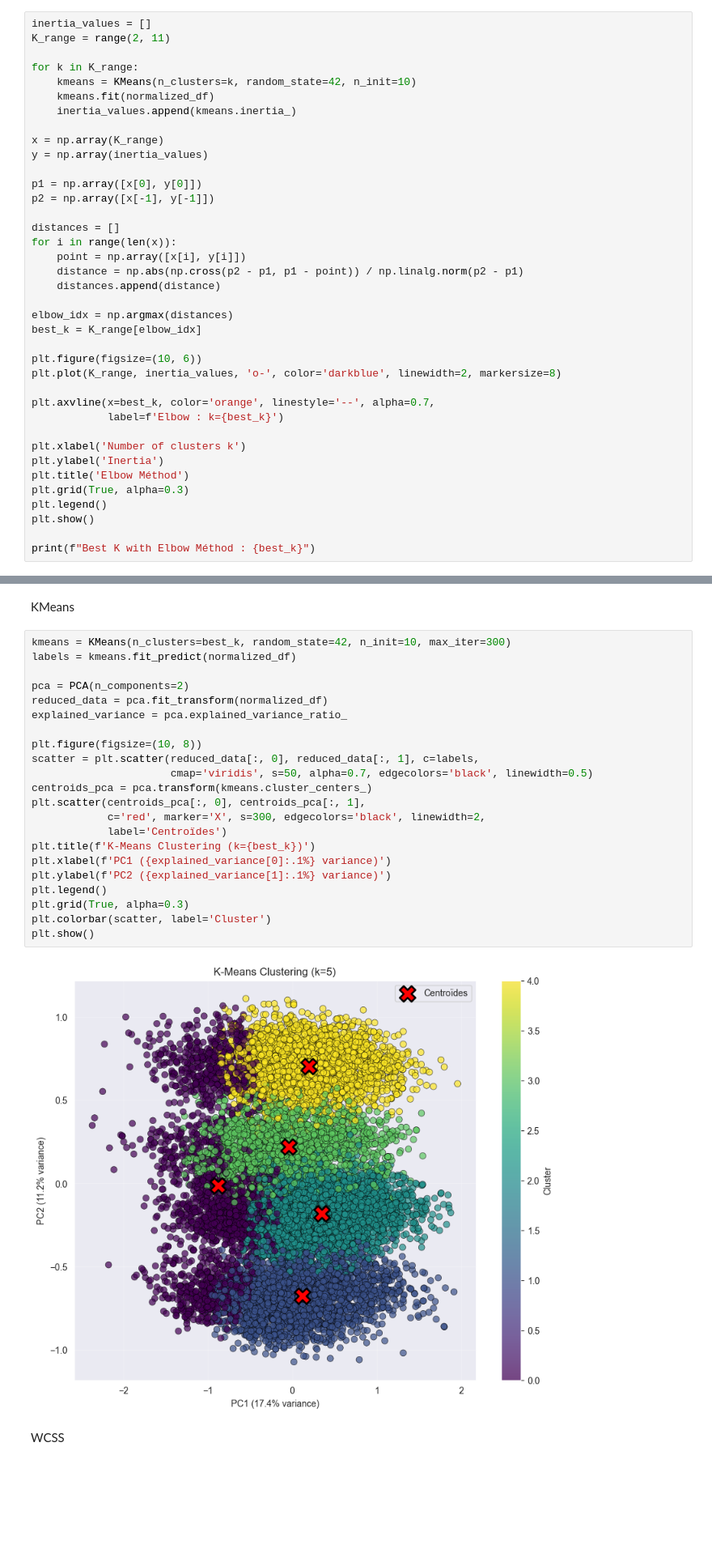
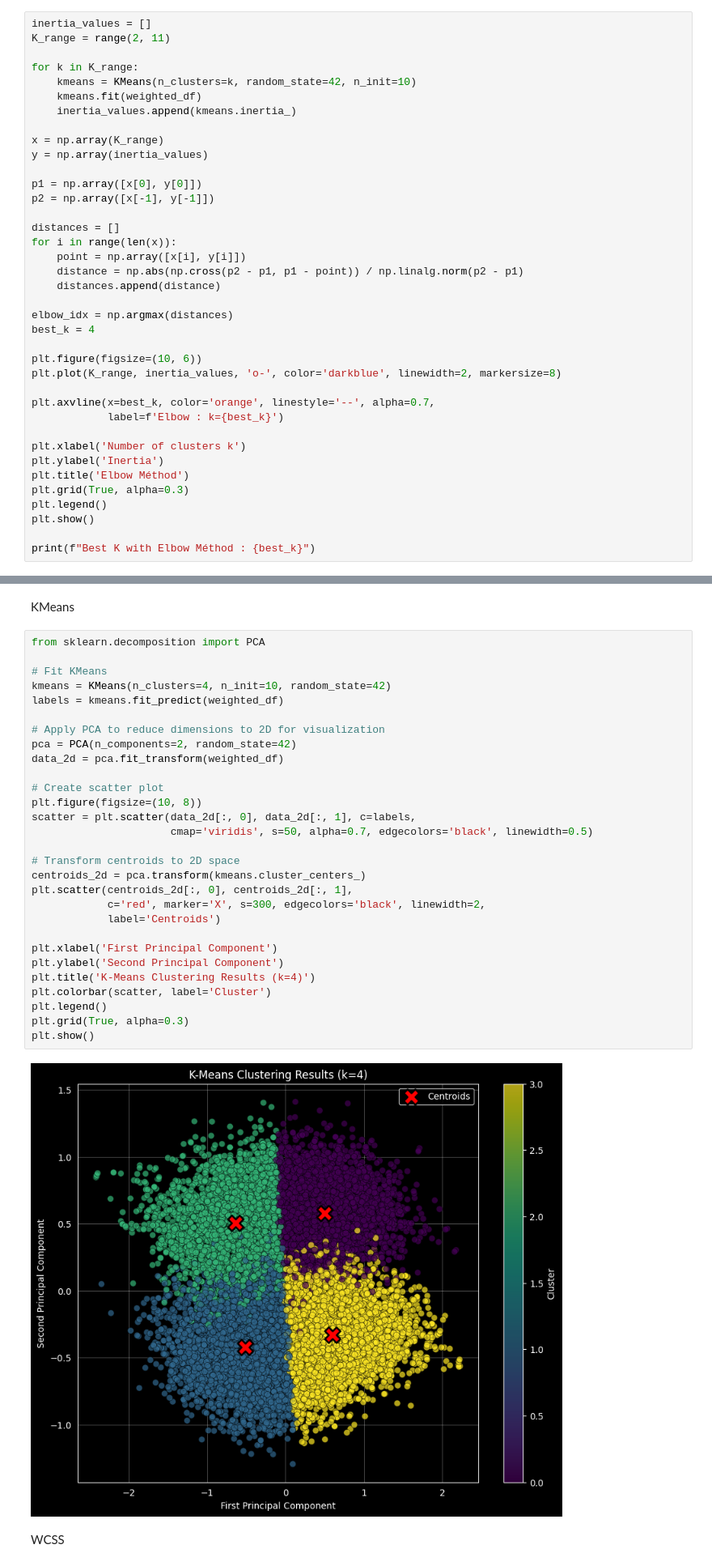
Before and after one commit to Mattei-Theophile/Flatmate-Matcher, a Jupyter notebook: project.ipynb, the cells around one changed output, grey strips where cells are left out. Shown at 81% size. Drawn from its saved outputs; the diff is of its cells as text; blank space fills up the shorter version.

```diff
--- a/project.ipynb
+++ b/project.ipynb
@@ -498,7 +365,7 @@ K_range = range(2, 11)
 
 for k in K_range:
     kmeans = KMeans(n_clusters=k, random_state=42, n_init=10)
-    kmeans.fit(normalized_df)
+    kmeans.fit(weighted_df)
     inertia_values.append(kmeans.inertia_)
 
 x = np.array(K_range)
@@ -514,7 +381,7 @@ for i in range(len(x)):
     distances.append(distance)
 
 elbow_idx = np.argmax(distances)
-best_k = K_range[elbow_idx]
+best_k = 4
 
 plt.figure(figsize=(10, 6))
 plt.plot(K_range, inertia_values, 'o-', color='darkblue', linewidth=2, markersize=8)
@@ -536,29 +402,36 @@ Best K with Elbow Méthod : 5
 # %% [markdown]
 KMeans
 # %%
-kmeans = KMeans(n_clusters=best_k, random_state=42, n_init=10, max_iter=300)
-labels = kmeans.fit_predict(normalized_df)
+from sklearn.decomposition import PCA
 
-pca = PCA(n_components=2)
-reduced_data = pca.fit_transform(normalized_df)
-explained_variance = pca.explained_variance_ratio_
+# Fit KMeans
+kmeans = KMeans(n_clusters=4, n_init=10, random_state=42)
+labels = kmeans.fit_predict(weighted_df)
 
+# Apply PCA to reduce dimensions to 2D for visualization
+pca = PCA(n_components=2, random_state=42)
+data_2d = pca.fit_transform(weighted_df)
+
+# Create scatter plot
 plt.figure(figsize=(10, 8))
-scatter = plt.scatter(reduced_data[:, 0], reduced_data[:, 1], c=labels,
+scatter = plt.scatter(data_2d[:, 0], data_2d[:, 1], c=labels,
                       cmap='viridis', s=50, alpha=0.7, edgecolors='black', linewidth=0.5)
-centroids_pca = pca.transform(kmeans.cluster_centers_)
-plt.scatter(centroids_pca[:, 0], centroids_pca[:, 1],
+
+# Transform centroids to 2D space
+centroids_2d = pca.transform(kmeans.cluster_centers_)
+plt.scatter(centroids_2d[:, 0], centroids_2d[:, 1],
             c='red', marker='X', s=300, edgecolors='black', linewidth=2,
-            label='Centroïdes')
-plt.title(f'K-Means Clustering (k={best_k})')
-plt.xlabel(f'PC1 ({explained_variance[0]:.1%} variance)')
-plt.ylabel(f'PC2 ({explained_variance[1]:.1%} variance)')
+            label='Centroids')
+
+plt.xlabel('First Principal Component')
+plt.ylabel('Second Principal Component')
+plt.title('K-Means Clustering Results (k=4)')
+plt.colorbar(scatter, label='Cluster')
 plt.legend()
 plt.grid(True, alpha=0.3)
-plt.colorbar(scatter, label='Cluster')
 plt.show()
 # %% [output]
-[figure, old version]
+[figure, new version]
 # %% [markdown]
 WCSS
 # %%
```
Also changed, not shown: parts of 27 cells of this notebook, 1 other file.
